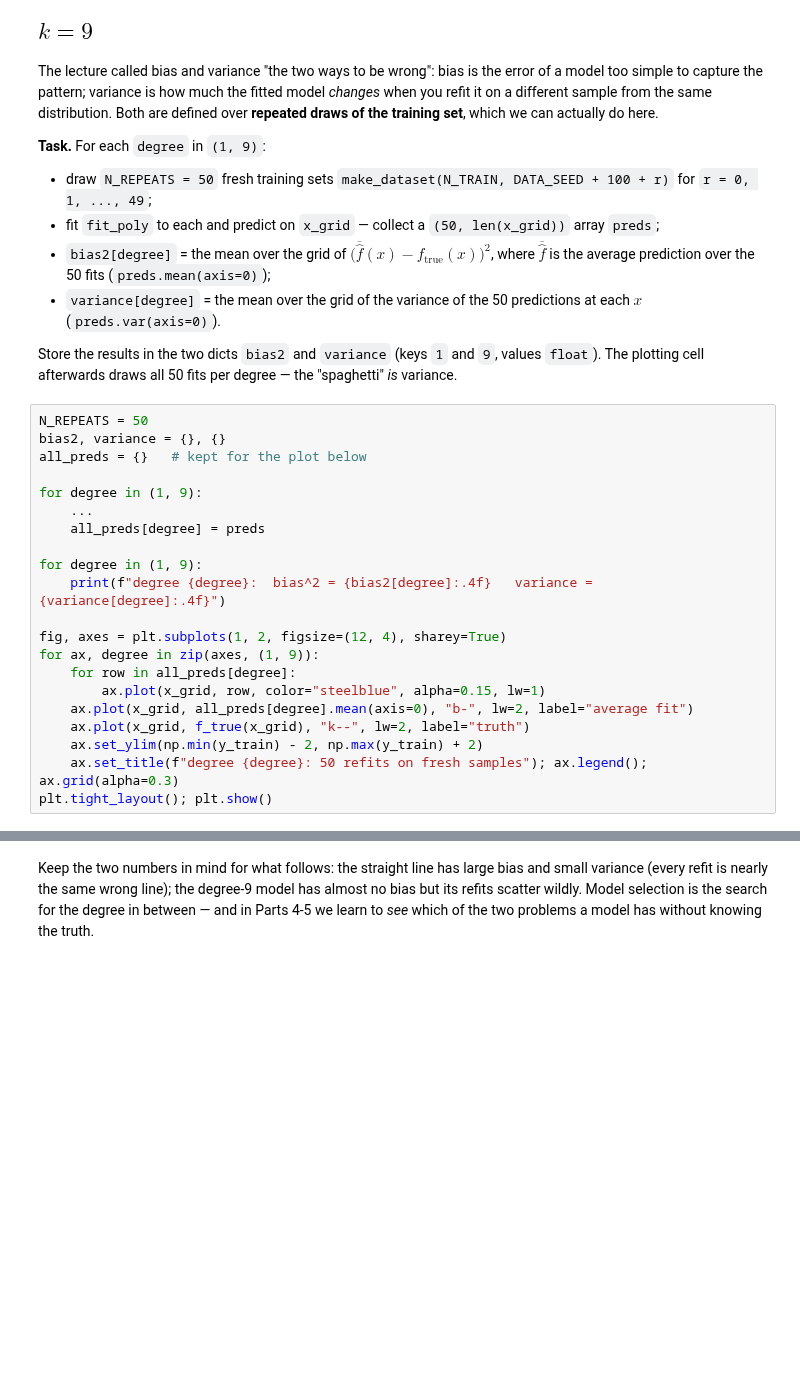
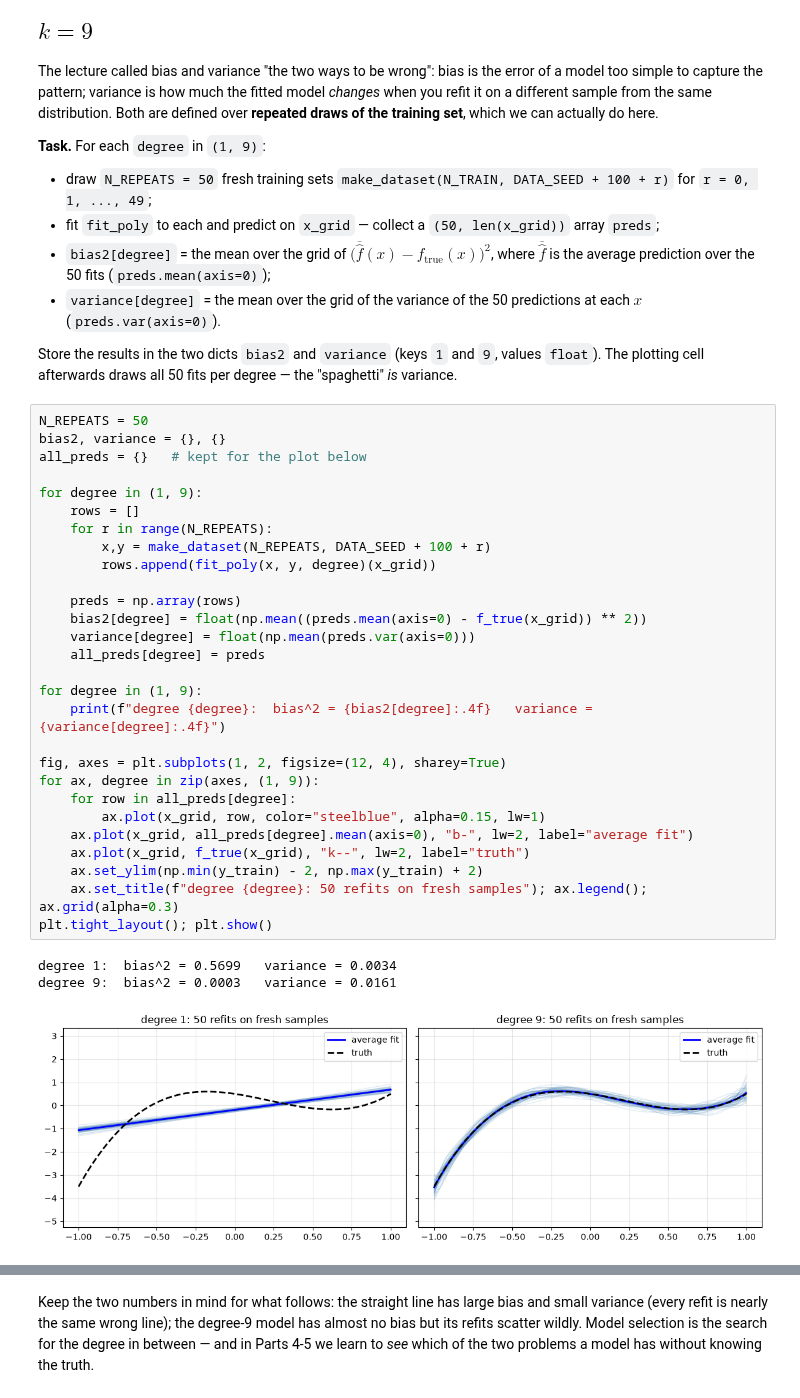
Before and after one commit to KNhae/DS701-Materials-FA26, a Jupyter notebook: class_activity_notebooks/07-InClass-Exercise-Generalization-A1/07-InClass-Exercise-Generalization-A1.ipynb, the cells around one changed output, grey strips where cells are left out. Saved outputs shown, nothing was run; the diff lists cells and outputs as text; blank space fills up the shorter version.

```diff
--- a/class_activity_notebooks/07-InClass-Exercise-Generalization-A1/07-InClass-Exercise-Generalization-A1.ipynb
+++ b/class_activity_notebooks/07-InClass-Exercise-Generalization-A1/07-InClass-Exercise-Generalization-A1.ipynb
@@ -243,23 +276,34 @@ The plotting cell afterwards draws all 50 fits per degree — the "spaghetti" *i
 # %%
 N_REPEATS = 50
 bias2, variance = {}, {}
 all_preds = {}   # kept for the plot below
 
 for degree in (1, 9):
-    ...
+    rows = []
+    for r in range(N_REPEATS):
+        x,y = make_dataset(N_REPEATS, DATA_SEED + 100 + r)
+        rows.append(fit_poly(x, y, degree)(x_grid))
+
+    preds = np.array(rows)
+    bias2[degree] = float(np.mean((preds.mean(axis=0) - f_true(x_grid)) ** 2))
+    variance[degree] = float(np.mean(preds.var(axis=0)))
     all_preds[degree] = preds
 
 for degree in (1, 9):
     print(f"degree {degree}:  bias^2 = {bias2[degree]:.4f}   variance = {variance[degree]:.4f}")
 
 fig, axes = plt.subplots(1, 2, figsize=(12, 4), sharey=True)
 for ax, degree in zip(axes, (1, 9)):
     for row in all_preds[degree]:
         ax.plot(x_grid, row, color="steelblue", alpha=0.15, lw=1)
     ax.plot(x_grid, all_preds[degree].mean(axis=0), "b-", lw=2, label="average fit")
     ax.plot(x_grid, f_true(x_grid), "k--", lw=2, label="truth")
     ax.set_ylim(np.min(y_train) - 2, np.max(y_train) + 2)
     ax.set_title(f"degree {degree}: 50 refits on fresh samples"); ax.legend(); ax.grid(alpha=0.3)
 plt.tight_layout(); plt.show()
+# %% [output]
+degree 1:  bias^2 = 0.5699   variance = 0.0034
+degree 9:  bias^2 = 0.0003   variance = 0.0161
+[figure, added]
 # %%
 grader.check("q3")
```
Also changed, not shown: parts of 10 cells of this notebook, 1 other file.
